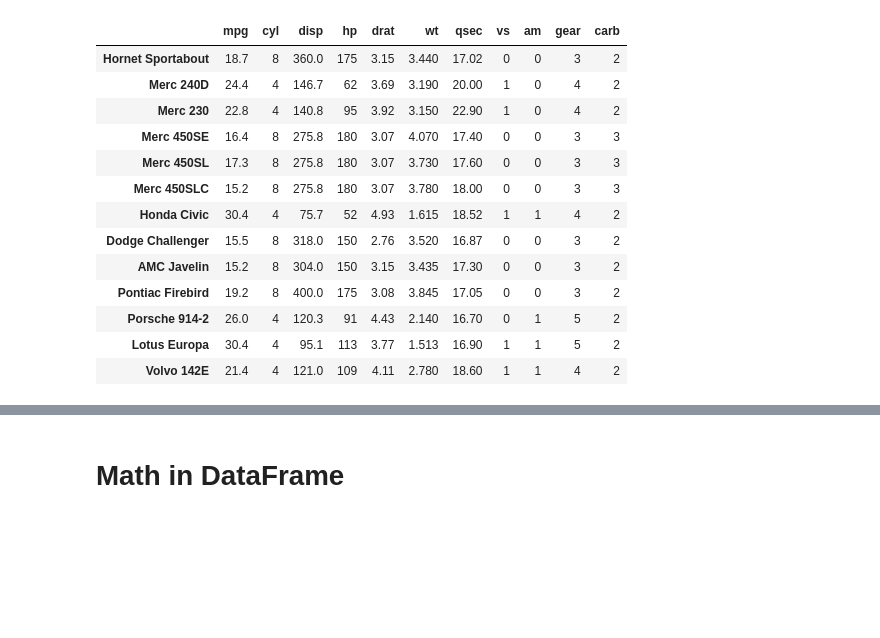
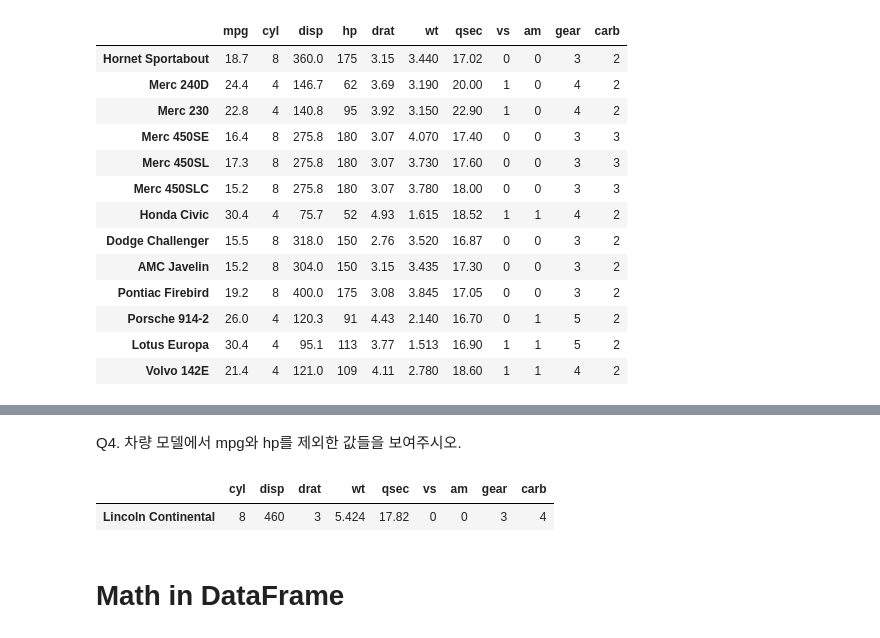
Before and after one commit to junhoning/R_tutorial, a Jupyter notebook: 2. DataFrame.ipynb, the cells around one changed output, grey strips where cells are left out. Cells and saved outputs as stored; diff of their text form; code cells hidden in the pictures; blank space fills up the shorter version.

```diff
--- a/2. DataFrame.ipynb
+++ b/2. DataFrame.ipynb
@@ -418,3 +448,10 @@ subset(mydata, carb %in% c(3,2))
+# %% [markdown]
+Q4. 차량 모델에서 mpg와 hp를 제외한 값들을 보여주시오.
+# %%
+subset(mydata[mydata$mpg == min(mydata[, 'mpg']) & mydata$wt > 5.4, ], select=c(-mpg, -hp))
+# %% [output]
+|  | cyl | disp | drat | wt | qsec | vs | am | gear | carb |
+| Lincoln Continental | 8 | 460 | 3 | 5.424 | 17.82 | 0 | 0 | 3 | 4 |
 # %% [markdown]
 # Math in DataFrame
 # %% [markdown]
```
Also changed, not shown: parts of 11 cells of this notebook.
